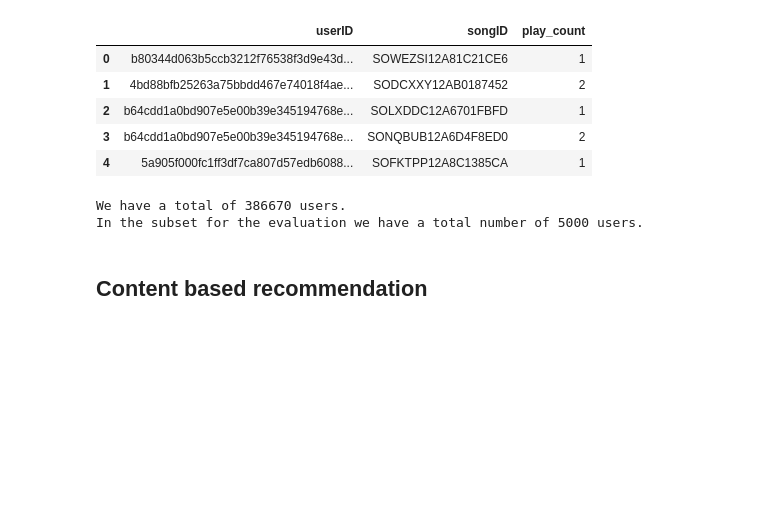
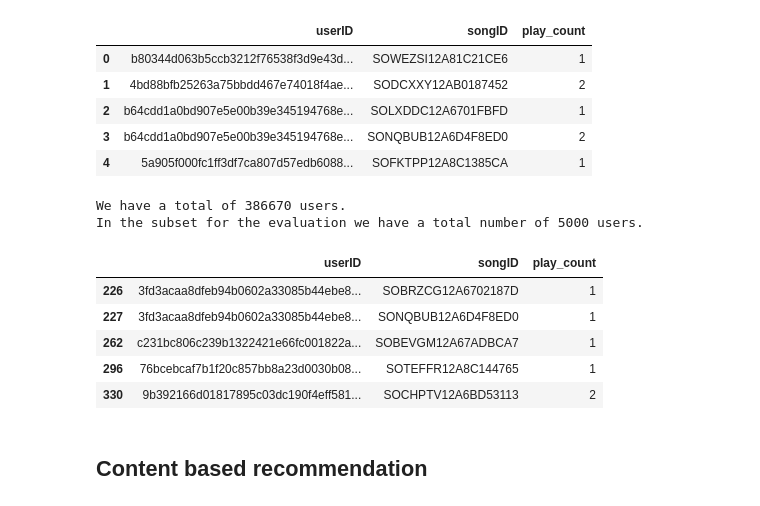
Before and after one commit to matijasipek/comp_tools, a Jupyter notebook: Final notebook.ipynb, the cells around one changed output. Drawn from its saved outputs; the diff is of its cells as text; code cells hidden in the pictures; blank space fills up the shorter version.

```diff
--- a/Final notebook.ipynb
+++ b/Final notebook.ipynb
@@ -82,18 +82,27 @@ users_cleaned.head()
 | 2 | b64cdd1a0bd907e5e00b39e345194768e... | SOLXDDC12A6701FBFD | 1 |
 | 3 | b64cdd1a0bd907e5e00b39e345194768e... | SONQBUB12A6D4F8ED0 | 2 |
 | 4 | 5a905f000fc1ff3df7ca807d57edb6088... | SOFKTPP12A8C1385CA | 1 |
-# %%
-# How many different users there are
-print("We have a total of", len(set(users_cleaned['userID'])), "users.")
-
-# Let's take a subset of users to evaluate the performance of the various recommendation systems
-nb_of_users = 5000
-
-users_subset = users_cleaned[users_cleaned['userID'].isin(list(set(users_cleaned['userID']))[:nb_of_users])]
-print("In the subset for the evaluation we have a total number of", len(set(users_subset['userID'])), "users.")
-# %% [output]
-We have a total of 386670 users.
-In the subset for the evaluation we have a total number of 5000 users.
+# %%
+# How many different users there are
+print("We have a total of", len(set(users_cleaned['userID'])), "users.")
+
+# Let's take a subset of users to evaluate the performance of the various recommendation systems
+nb_of_users = 5000
+
+users_subset = users_cleaned[users_cleaned['userID'].isin(list(set(users_cleaned['userID']))[:nb_of_users])]
+print("In the subset for the evaluation we have a total number of", len(set(users_subset['userID'])), "users.")
+# %% [output]
+We have a total of 386670 users.
+In the subset for the evaluation we have a total number of 5000 users.
+# %%
+users_subset.head()
+# %% [output]
+|  | userID | songID | play_count |
+| 226 | 3fd3acaa8dfeb94b0602a33085b44ebe8... | SOBRZCG12A6702187D | 1 |
+| 227 | 3fd3acaa8dfeb94b0602a33085b44ebe8... | SONQBUB12A6D4F8ED0 | 1 |
+| 262 | c231bc806c239b1322421e66fc001822a... | SOBEVGM12A67ADBCA7 | 1 |
+| 296 | 76bcebcaf7b1f20c857bb8a23d0030b08... | SOTEFFR12A8C144765 | 1 |
+| 330 | 9b392166d01817895c03dc190f4eff581... | SOCHPTV12A6BD53113 | 2 |
 # %% [markdown]
 ## Content based recommendation
 # %% [markdown]
```
Also changed, not shown: parts of 110 cells of this notebook, 2 other files.
